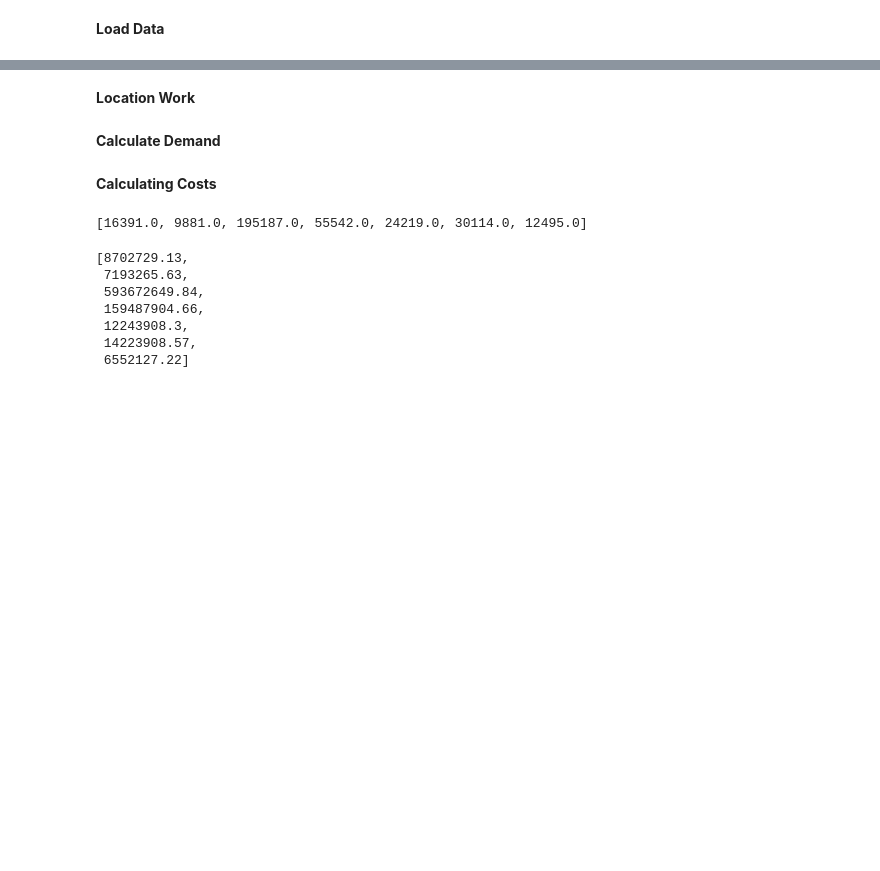
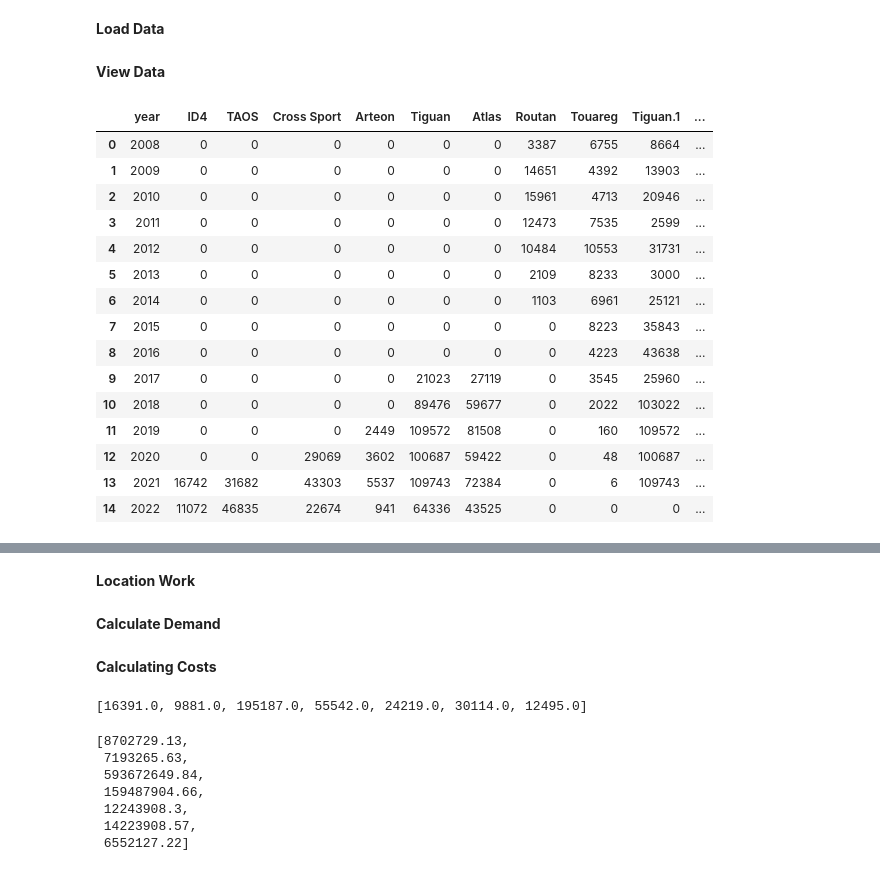
Before and after one commit to PurpleZenith/vw-scm, a Jupyter notebook: main.ipynb, the cells around one changed output, grey strips where cells are left out. Cells and saved outputs as stored; diff of their text form; code cells hidden in the pictures; blank space fills up the shorter version.

Commit message:
data view blocks

```diff
--- a/main.ipynb
+++ b/main.ipynb
@@ -101,3 +86,24 @@ def load_dealer_demands():
 plants = load_plants()
 dcs = load_dcs()
 dealers = load_dealers()
+# %% [markdown]
+**View Data**
+# %%
+load_total_demand()
+# %% [output]
+|  | year | ID4 | TAOS | Cross Sport | Arteon | Tiguan | Atlas | Routan | Touareg | Tiguan.1 | ... |
+| 0 | 2008 | 0 | 0 | 0 | 0 | 0 | 0 | 3387 | 6755 | 8664 | ... |
+| 1 | 2009 | 0 | 0 | 0 | 0 | 0 | 0 | 14651 | 4392 | 13903 | ... |
+| 2 | 2010 | 0 | 0 | 0 | 0 | 0 | 0 | 15961 | 4713 | 20946 | ... |
+| 3 | 2011 | 0 | 0 | 0 | 0 | 0 | 0 | 12473 | 7535 | 2599 | ... |
+| 4 | 2012 | 0 | 0 | 0 | 0 | 0 | 0 | 10484 | 10553 | 31731 | ... |
+| 5 | 2013 | 0 | 0 | 0 | 0 | 0 | 0 | 2109 | 8233 | 3000 | ... |
+| 6 | 2014 | 0 | 0 | 0 | 0 | 0 | 0 | 1103 | 6961 | 25121 | ... |
+| 7 | 2015 | 0 | 0 | 0 | 0 | 0 | 0 | 0 | 8223 | 35843 | ... |
+| 8 | 2016 | 0 | 0 | 0 | 0 | 0 | 0 | 0 | 4223 | 43638 | ... |
+| 9 | 2017 | 0 | 0 | 0 | 0 | 21023 | 27119 | 0 | 3545 | 25960 | ... |
+| 10 | 2018 | 0 | 0 | 0 | 0 | 89476 | 59677 | 0 | 2022 | 103022 | ... |
+| 11 | 2019 | 0 | 0 | 0 | 2449 | 109572 | 81508 | 0 | 160 | 109572 | ... |
+| 12 | 2020 | 0 | 0 | 29069 | 3602 | 100687 | 59422 | 0 | 48 | 100687 | ... |
+| 13 | 2021 | 16742 | 31682 | 43303 | 5537 | 109743 | 72384 | 0 | 6 | 109743 | ... |
+| 14 | 2022 | 11072 | 46835 | 22674 | 941 | 64336 | 43525 | 0 | 0 | 0 | ... |
```
Also changed, not shown: parts of 11 cells of this notebook.
